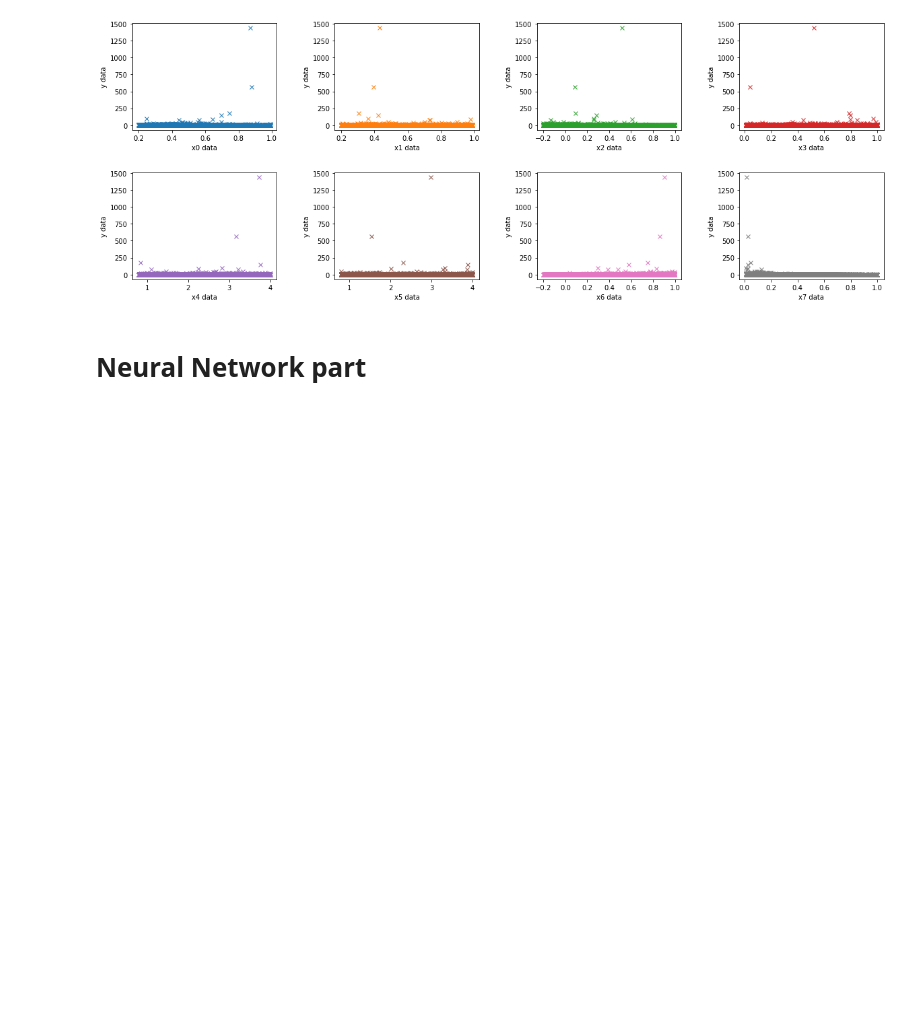
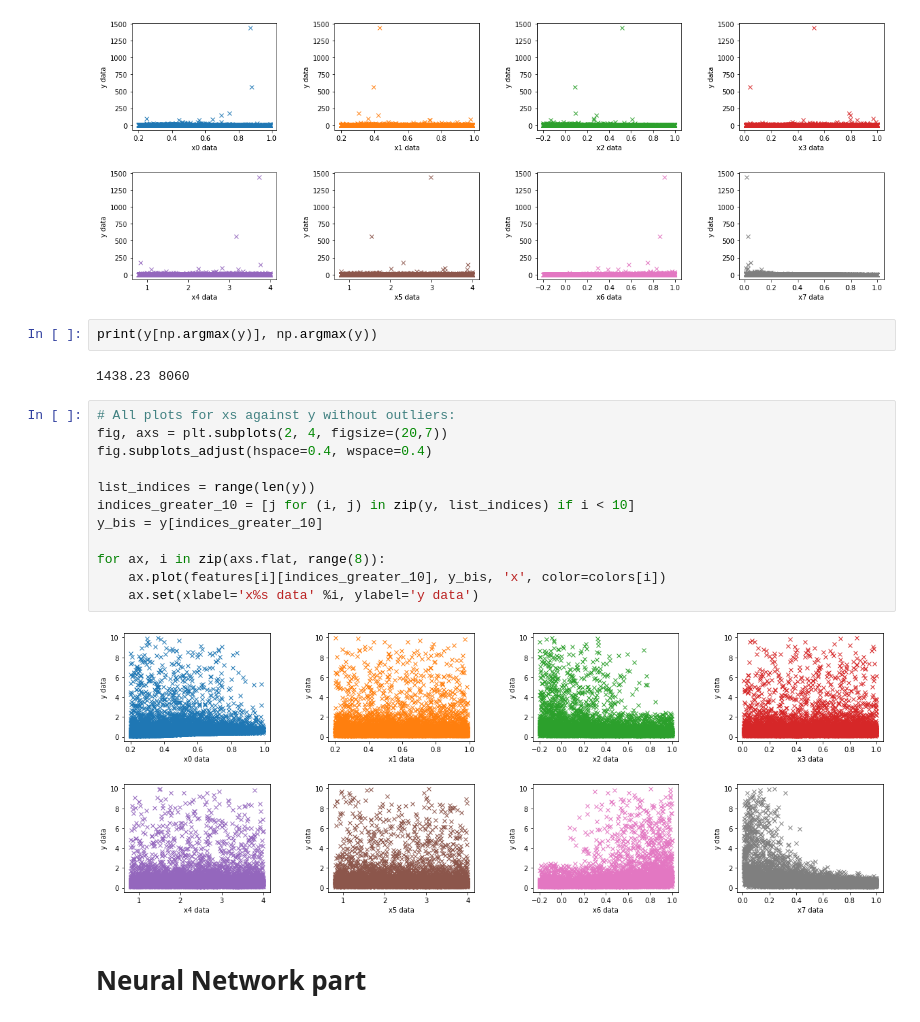
Before and after one commit to louisleclair/CS433_ML_project2, a Jupyter notebook: project2.ipynb, the cells around one changed output. Cells and saved outputs as stored; diff of their text form; blank space fills up the shorter version.

Commit message:
beginning readme, graph without outliers

```diff
--- a/project2.ipynb
+++ b/project2.ipynb
@@ -152,6 +151,24 @@ for ax, i in zip(axs.flat, range(8)):
     ax.set(xlabel='x%s data' %i, ylabel='y data')
 # %% [output]
 [figure]
+# %%
+print(y[np.argmax(y)], np.argmax(y))
+# %% [output]
+1438.23 8060
+# %%
+# All plots for xs against y without outliers:
+fig, axs = plt.subplots(2, 4, figsize=(20,7))
+fig.subplots_adjust(hspace=0.4, wspace=0.4)
+
+list_indices = range(len(y))
+indices_greater_10 = [j for (i, j) in zip(y, list_indices) if i < 10]
+y_bis = y[indices_greater_10]
+
+for ax, i in zip(axs.flat, range(8)):
+    ax.plot(features[i][indices_greater_10], y_bis, 'x', color=colors[i])
+    ax.set(xlabel='x%s data' %i, ylabel='y data')
+# %% [output]
+[figure, added]
 # %% [markdown]
 # Neural Network part
 # %%
```
Also changed, not shown: parts of 9 cells of this notebook, 1 other file.
